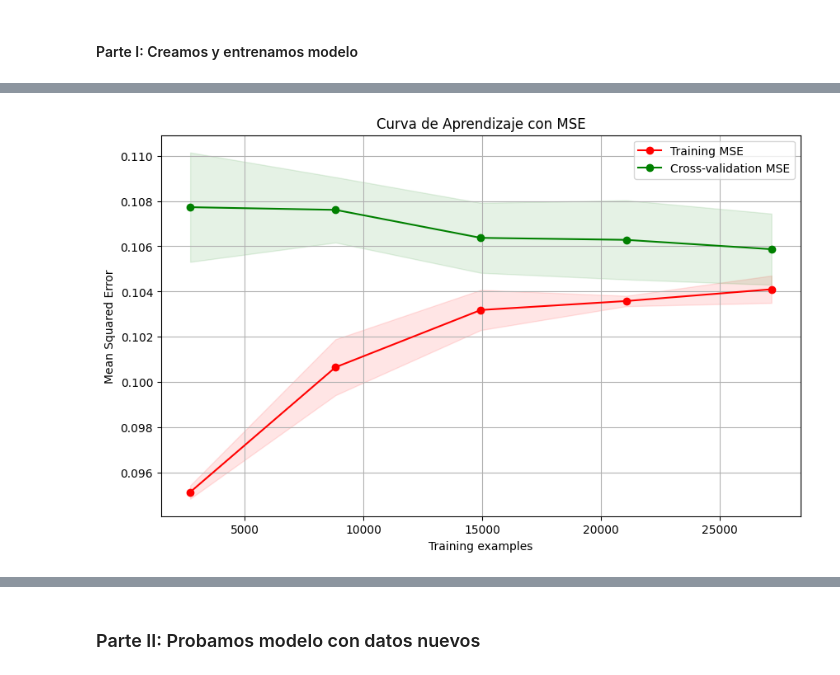
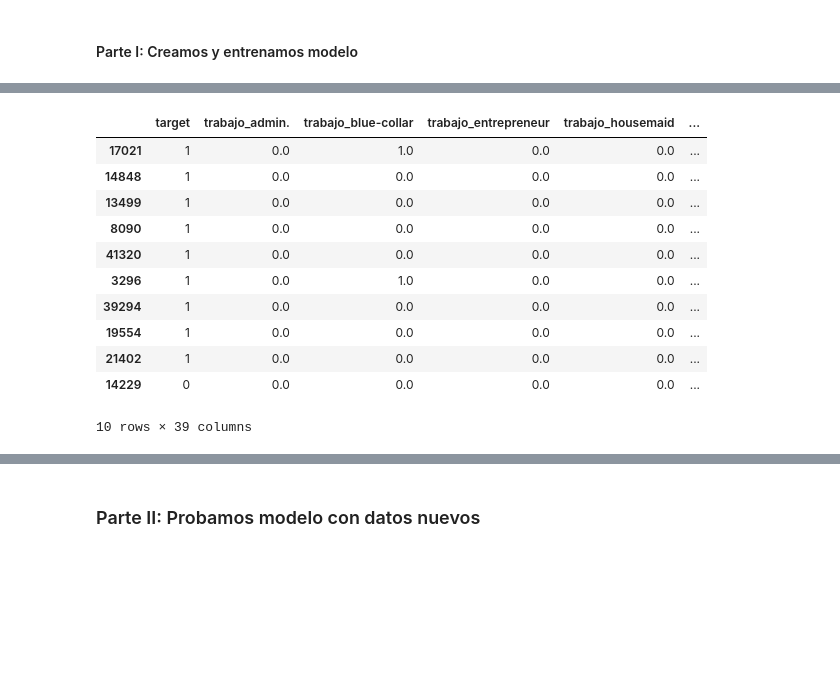
Before and after one commit to erxgli/Amacor_contexto_bancario, a Jupyter notebook: Caso_Práctico_3.ipynb, the cells around one changed output, grey strips where cells are left out. Saved outputs shown, nothing was run; the diff lists cells and outputs as text; code cells hidden in the pictures; blank space fills up the shorter version.

```diff
--- a/Caso_Práctico_3.ipynb
+++ b/Caso_Práctico_3.ipynb
@@ -546,5 +431,0 @@ def plot_learning_curve_mse(estimator, X, y, title="Learning Curve", cv=None, n_
-# %%
-plot_learning_curve_mse(modelo, X_train, y_train, cv=5, title="Curva de Aprendizaje con MSE")
-plt.show()
-# %% [output]
-[figure, removed]
@@ -551,3 +445,18 @@ plt.show()
+# %%
+df_model_train[df_model_train['si'] > 0.60].sample(10)
+# %% [output]
+|  | target | trabajo_admin. | trabajo_blue-collar | trabajo_entrepreneur | trabajo_housemaid | ... |
+| 17021 | 1 | 0.0 | 1.0 | 0.0 | 0.0 | ... |
+| 14848 | 1 | 0.0 | 0.0 | 0.0 | 0.0 | ... |
+| 13499 | 1 | 0.0 | 0.0 | 0.0 | 0.0 | ... |
+| 8090 | 1 | 0.0 | 0.0 | 0.0 | 0.0 | ... |
+| 41320 | 1 | 0.0 | 0.0 | 0.0 | 0.0 | ... |
+| 3296 | 1 | 0.0 | 1.0 | 0.0 | 0.0 | ... |
+| 39294 | 1 | 0.0 | 0.0 | 0.0 | 0.0 | ... |
+| 19554 | 1 | 0.0 | 0.0 | 0.0 | 0.0 | ... |
+| 21402 | 1 | 0.0 | 0.0 | 0.0 | 0.0 | ... |
+| 14229 | 0 | 0.0 | 0.0 | 0.0 | 0.0 | ... |
+10 rows × 39 columns
 # %%
 matriz_confusion = confusion_matrix(y_test, predicciones)
 
```
Also changed, not shown: parts of 15 cells of this notebook, 1 other file.
